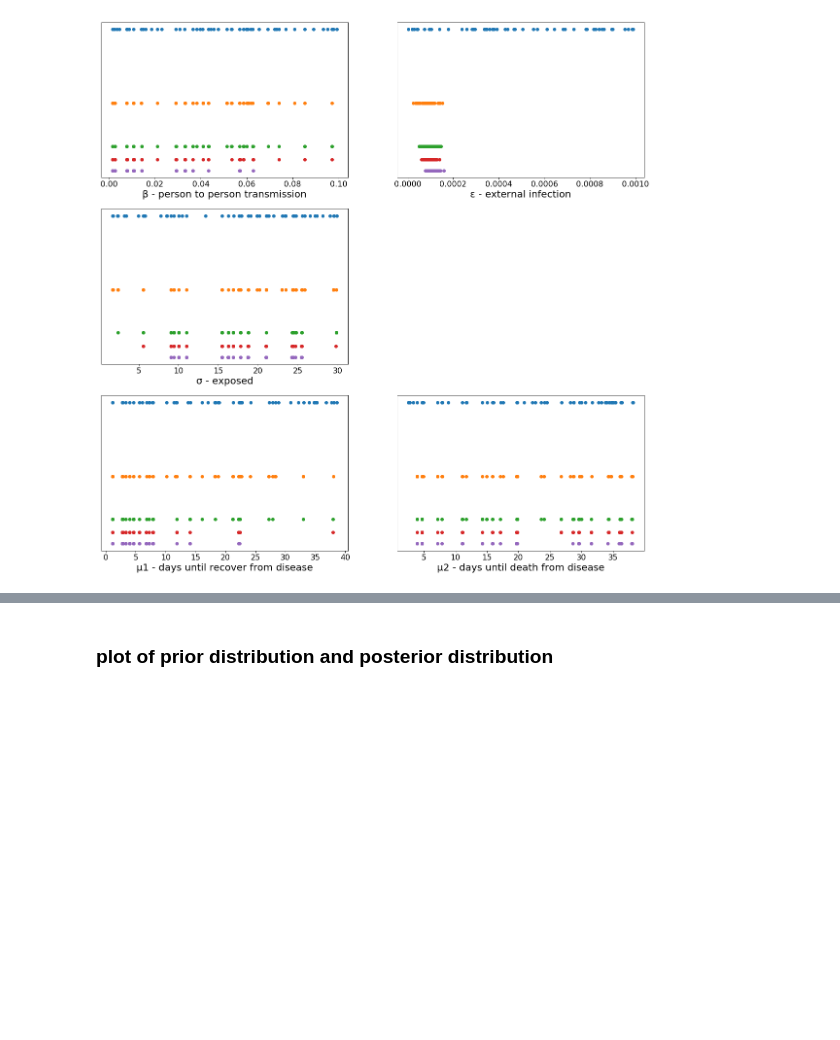
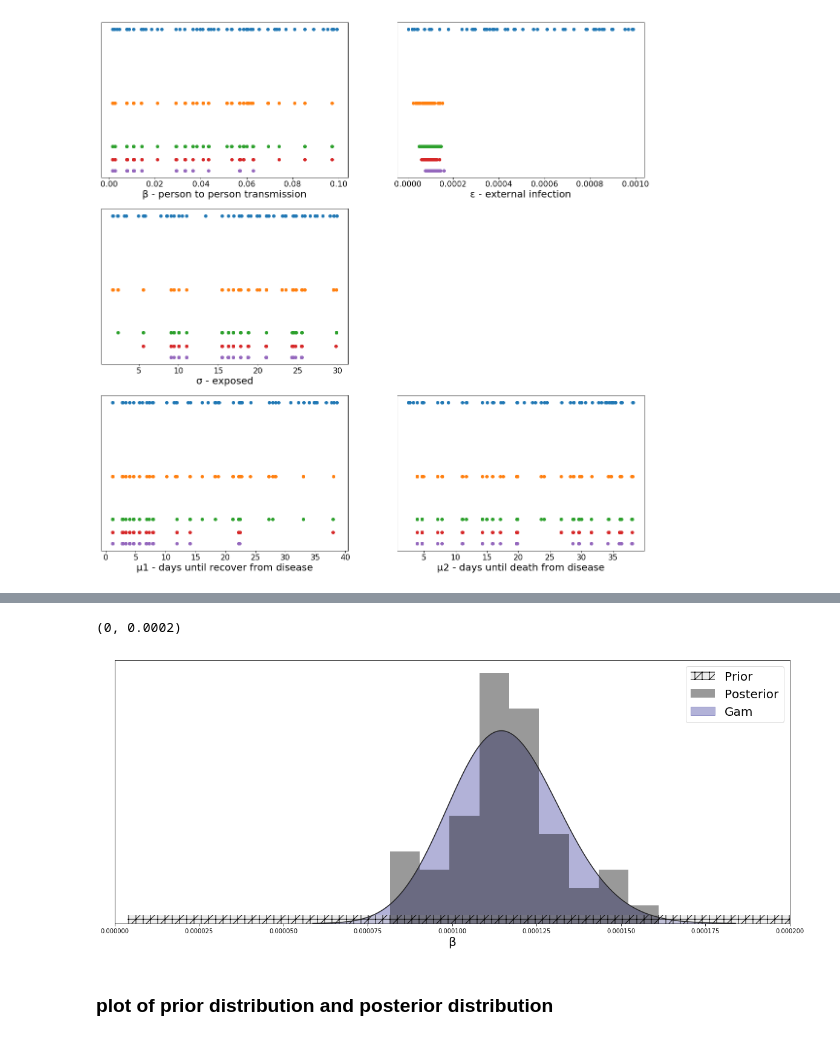
Before and after one commit to ersouthall/NipahVirus, a Jupyter notebook: ABC/Seasonal/ABC_seasonSEIR_2010case.ipynb, the cells around one changed output, grey strips where cells are left out. Cells and saved outputs as stored; diff of their text form; code cells hidden in the pictures; blank space fills up the shorter version.

```diff
--- a/ABC/Seasonal/ABC_seasonSEIR_2010case.ipynb
+++ b/ABC/Seasonal/ABC_seasonSEIR_2010case.ipynb
@@ -308,2 +338,26 @@ for i in range(5):
+# %%
+fig, ax = plt.subplots(figsize=(20,8))
+plt.subplot(1,1,1)
+ax = sns.distplot(θ[0][:,1],  kde=False,  norm_hist=True, label = 'Prior', color = 'lightgrey')
+plt.xlabel('β', fontsize = 20)
+plt.yticks([])
+plt.xticks(fontsize = 10)
+
+hatches = itertools.cycle(['+/', ''])
+for i, bar in enumerate(ax.patches):
+    hatch = '+/'
+    bar.set_hatch(hatch)
+
+ax1 = sns.distplot(θ[5][:,1], kde=False,  norm_hist=True, color = '#000000', fit=stats.gamma, label = 'Posterior')
+l1 = ax1.lines[0]
+x1 = l1.get_xydata()[:,0]
+y1 = l1.get_xydata()[:,1]
+ax.fill_between(x1,y1, color="navy", alpha=0.3)
+patch = mpatches.Patch(facecolor='navy', alpha=0.3, linewidth=0, label = 'Predicted Gamma Distribution')
+plt.legend(labels=['_nolegend_', 'Prior', 'Posterior', 'Gam'], fontsize = 20)
+plt.xlim(0, 0.0002)
+# %% [output]
+(0, 0.0002)
+[figure, added]
 # %% [markdown]
 ### plot of prior distribution and posterior distribution
```
Also changed, not shown: parts of 10 cells of this notebook.
